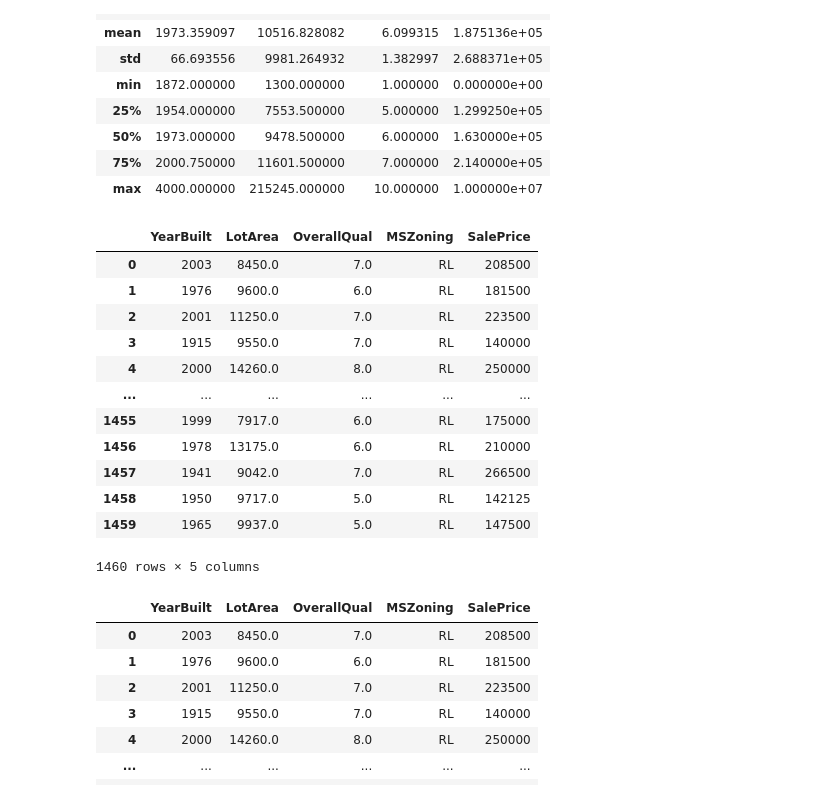
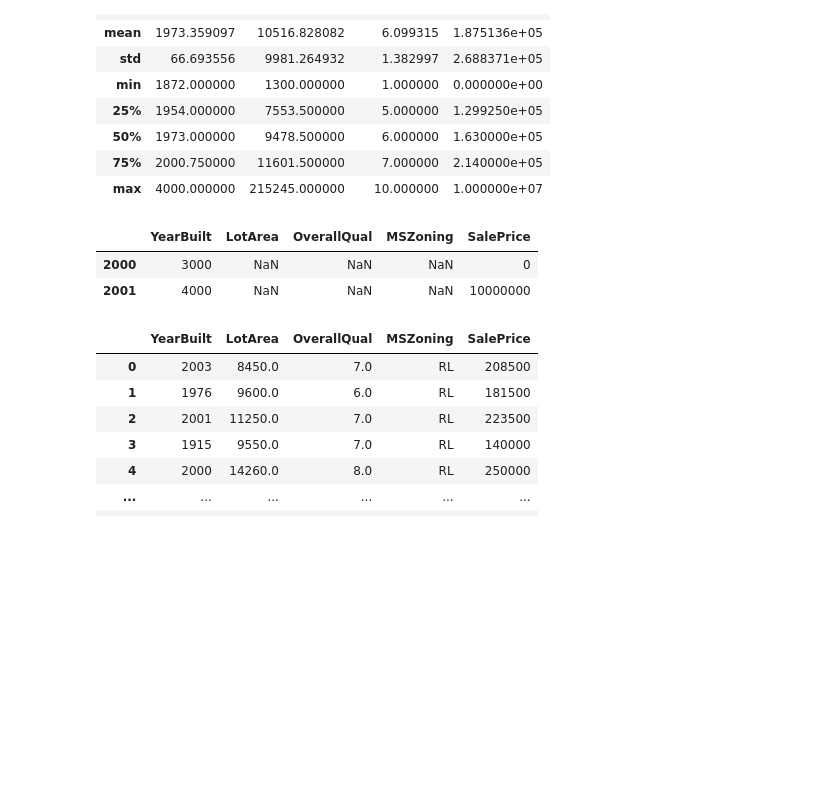
Before and after one commit to juebrauer/course_deep_learning, a Jupyter notebook: 20_data_science_fallstudie_immobilien_preise_lineare_regression_und_nn.ipynb, the cells around one changed output. Drawn from its saved outputs; the diff is of its cells as text; code cells hidden in the pictures; blank space fills up the shorter version.

```diff
--- a/20_data_science_fallstudie_immobilien_preise_lineare_regression_und_nn.ipynb
+++ b/20_data_science_fallstudie_immobilien_preise_lineare_regression_und_nn.ipynb
@@ -24,7 +24,7 @@ Der Datensatz enthält in den Trainingsdaten 1460 Beispiele von Häusern, wobei
 # %%
 import pandas
 # %%
-t = pandas.read_csv("daten/hausbeispiele.csv")
+t = pandas.read_csv("hausbeispiele.csv")
 # %%
 t
 # %% [output]
@@ -220,21 +224,11 @@ t4.describe()
 | 75% | 2000.750000 | 11601.500000 | 7.000000 | 2.140000e+05 |
 | max | 4000.000000 | 215245.000000 | 10.000000 | 1.000000e+07 |
 # %%
-t4[ t4["YearBuilt"] <= 2021 ]
+t4[ t4["YearBuilt"] > 2021 ]
 # %% [output]
 |  | YearBuilt | LotArea | OverallQual | MSZoning | SalePrice |
-| 0 | 2003 | 8450.0 | 7.0 | RL | 208500 |
-| 1 | 1976 | 9600.0 | 6.0 | RL | 181500 |
-| 2 | 2001 | 11250.0 | 7.0 | RL | 223500 |
-| 3 | 1915 | 9550.0 | 7.0 | RL | 140000 |
-| 4 | 2000 | 14260.0 | 8.0 | RL | 250000 |
-| ... | ... | ... | ... | ... | ... |
-| 1455 | 1999 | 7917.0 | 6.0 | RL | 175000 |
-| 1456 | 1978 | 13175.0 | 6.0 | RL | 210000 |
-| 1457 | 1941 | 9042.0 | 7.0 | RL | 266500 |
-| 1458 | 1950 | 9717.0 | 5.0 | RL | 142125 |
-| 1459 | 1965 | 9937.0 | 5.0 | RL | 147500 |
+| 2000 | 3000 | NaN | NaN | NaN | 0 |
+| 2001 | 4000 | NaN | NaN | NaN | 10000000 |
-1460 rows × 5 columns
 # %%
 t4
 # %% [output]
```
Also changed, not shown: parts of 35 cells of this notebook.
